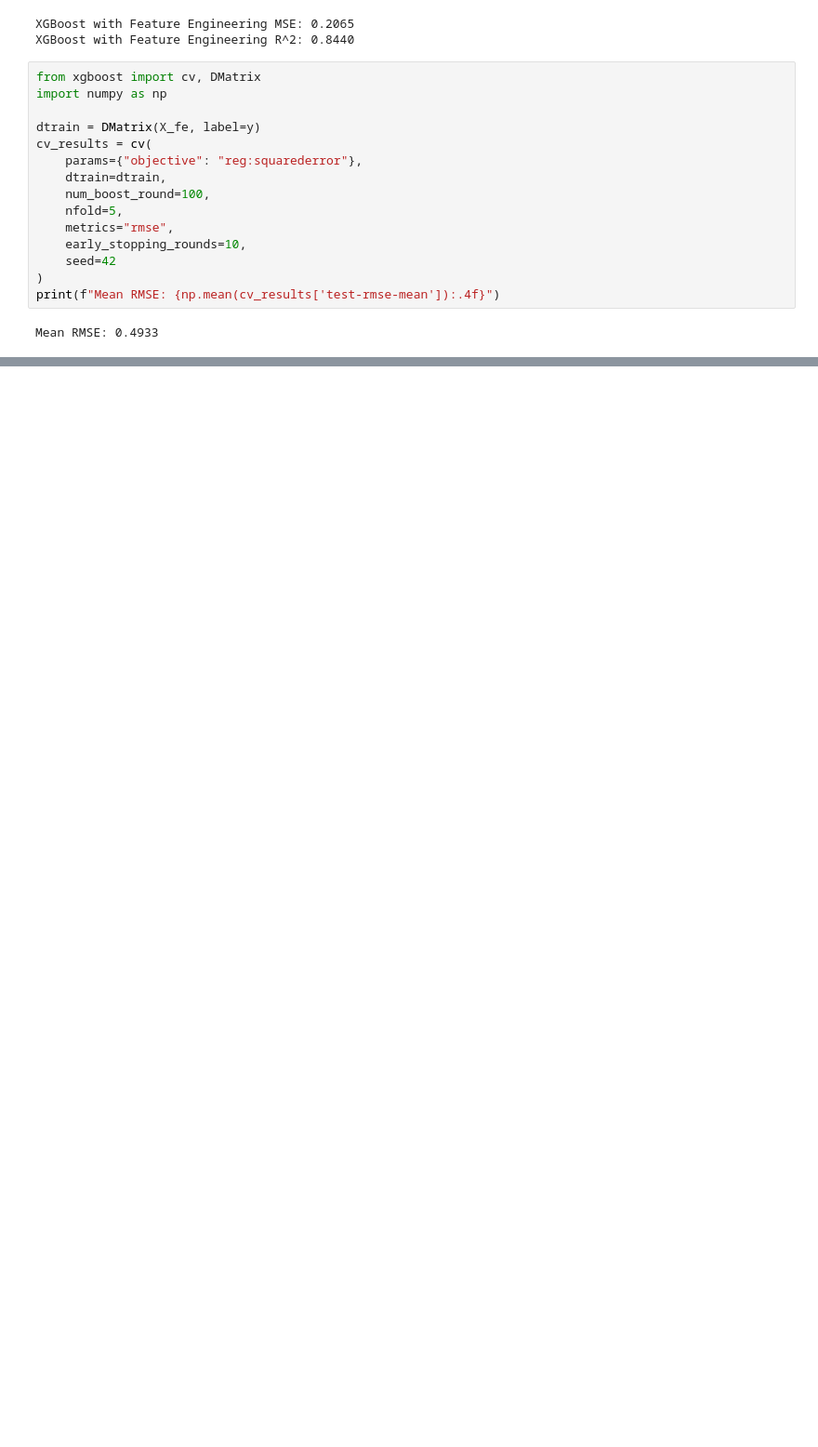
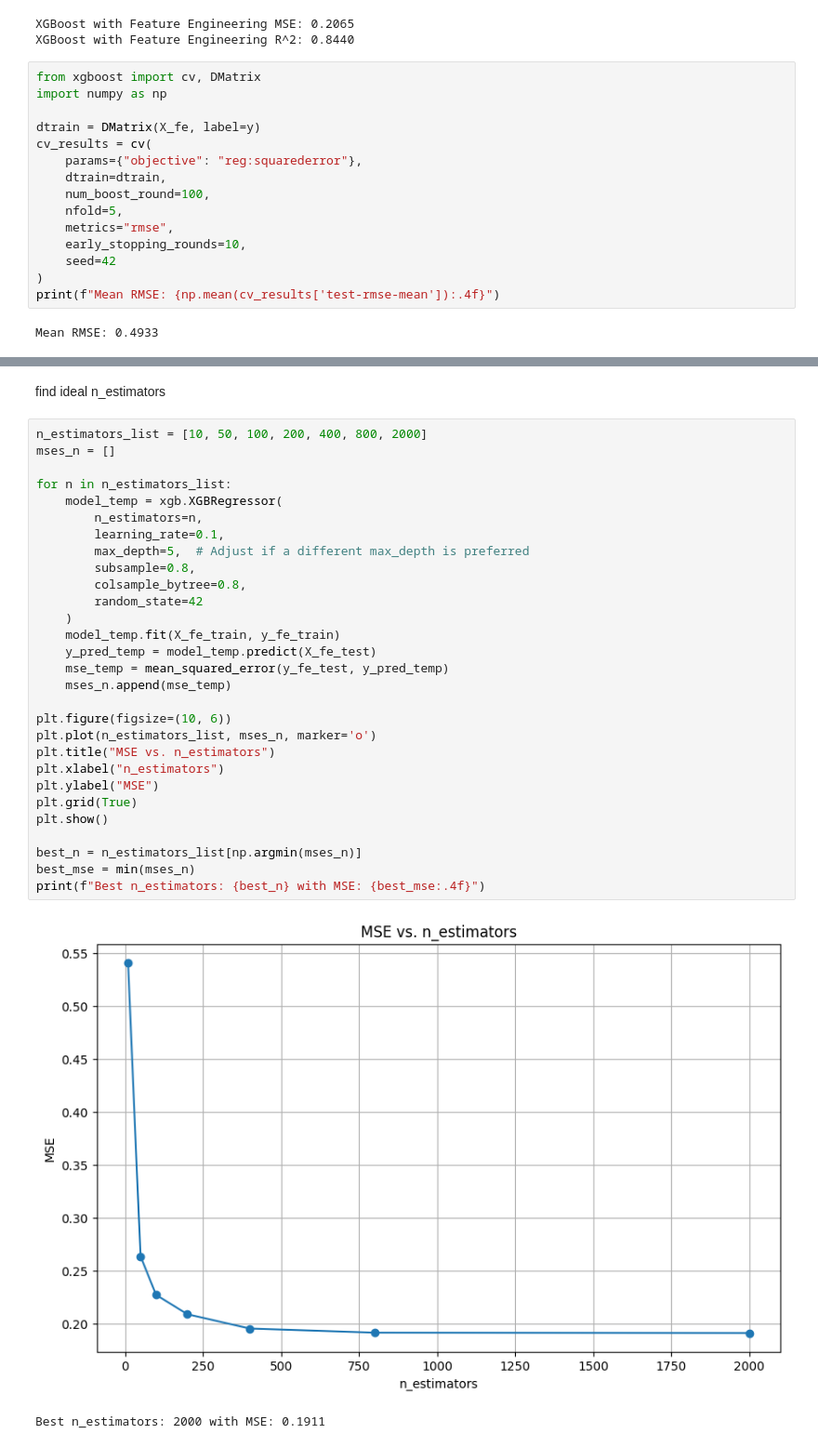
Before and after one commit to shlinkLFO/PCA_Elastic_SVR--DEMOLearn, a Jupyter notebook: calihousing2.ipynb, the cells around one changed output, grey strips where cells are left out. Shown at 93% size. Drawn from its saved outputs; the diff is of its cells as text; blank space fills up the shorter version.

```diff
--- a/calihousing2.ipynb
+++ b/calihousing2.ipynb
@@ -237,0 +244,34 @@ plt.show()
+# %% [markdown]
+find ideal n_estimators
+# %%
+n_estimators_list = [10, 50, 100, 200, 400, 800, 2000]
+mses_n = []
+
+for n in n_estimators_list:
+    model_temp = xgb.XGBRegressor(
+        n_estimators=n,
+        learning_rate=0.1,
+        max_depth=5,  # Adjust if a different max_depth is preferred
+        subsample=0.8,
+        colsample_bytree=0.8,
+        random_state=42
+    )
+    model_temp.fit(X_fe_train, y_fe_train)
+    y_pred_temp = model_temp.predict(X_fe_test)
+    mse_temp = mean_squared_error(y_fe_test, y_pred_temp)
+    mses_n.append(mse_temp)
+
+plt.figure(figsize=(10, 6))
+plt.plot(n_estimators_list, mses_n, marker='o')
+plt.title("MSE vs. n_estimators")
+plt.xlabel("n_estimators")
+plt.ylabel("MSE")
+plt.grid(True)
+plt.show()
+
+best_n = n_estimators_list[np.argmin(mses_n)]
+best_mse = min(mses_n)
+print(f"Best n_estimators: {best_n} with MSE: {best_mse:.4f}")
+# %% [output]
+[figure, added]
+Best n_estimators: 2000 with MSE: 0.1911
```
Also changed, not shown: parts of 4 cells of this notebook.
